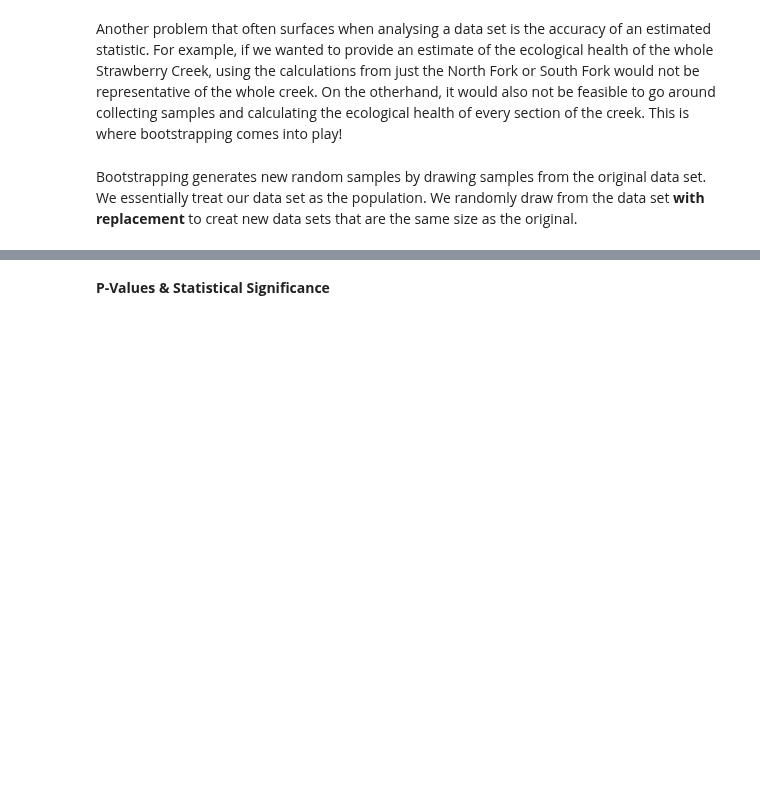
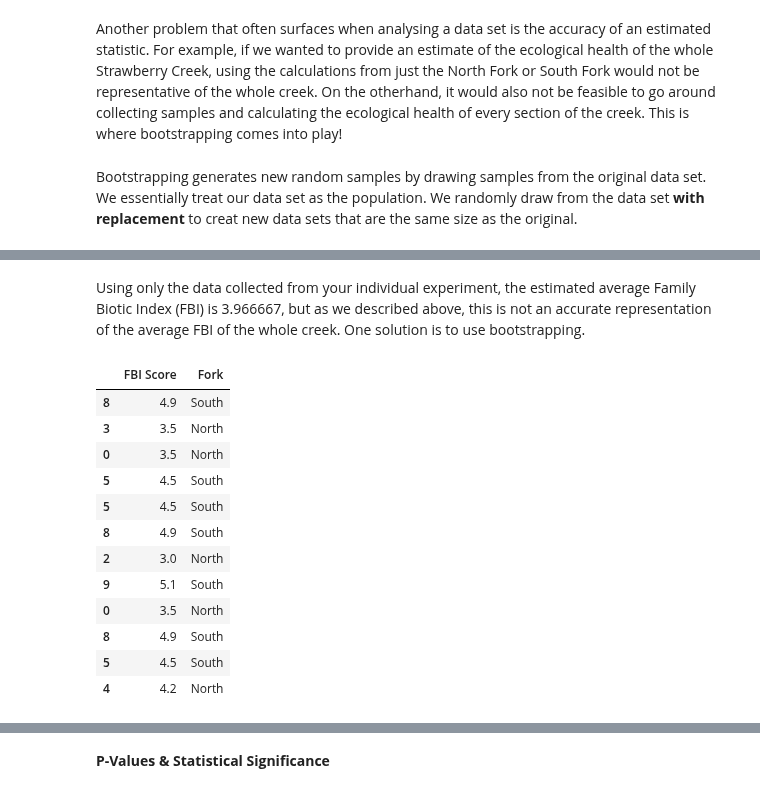
Before and after one commit to ds-modules/Bio-1B, a Jupyter notebook: Bio 1B Strawberry Creek.ipynb, the cells around one changed output, grey strips where cells are left out. Cells and saved outputs as stored; diff of their text form; code cells hidden in the pictures; blank space fills up the shorter version.

```diff
--- a/Bio 1B Strawberry Creek.ipynb
+++ b/Bio 1B Strawberry Creek.ipynb
@@ -248,0 +252,19 @@ explain how bootstrapping created a new distribution
+# %% [markdown]
+Using only the data collected from your individual experiment, the estimated average Family Biotic Index (FBI) is 3.966667, but as we described above, this is not an accurate representation of the average FBI of the whole creek. One solution is to use bootstrapping.
+# %%
+new_sample = example.sample(n = 12, replace = True)
+new_sample
+# %% [output]
+|  | FBI Score | Fork |
+| 8 | 4.9 | South |
+| 3 | 3.5 | North |
+| 0 | 3.5 | North |
+| 5 | 4.5 | South |
+| 5 | 4.5 | South |
+| 8 | 4.9 | South |
+| 2 | 3.0 | North |
+| 9 | 5.1 | South |
+| 0 | 3.5 | North |
+| 8 | 4.9 | South |
+| 5 | 4.5 | South |
+| 4 | 4.2 | North |
```
Also changed, not shown: parts of 18 cells of this notebook.
